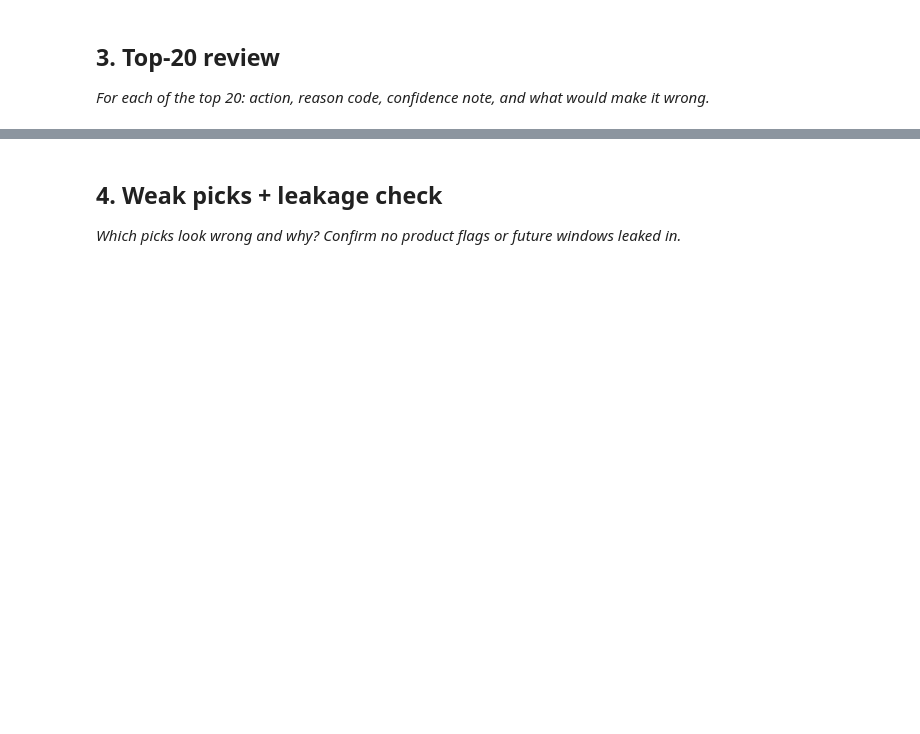
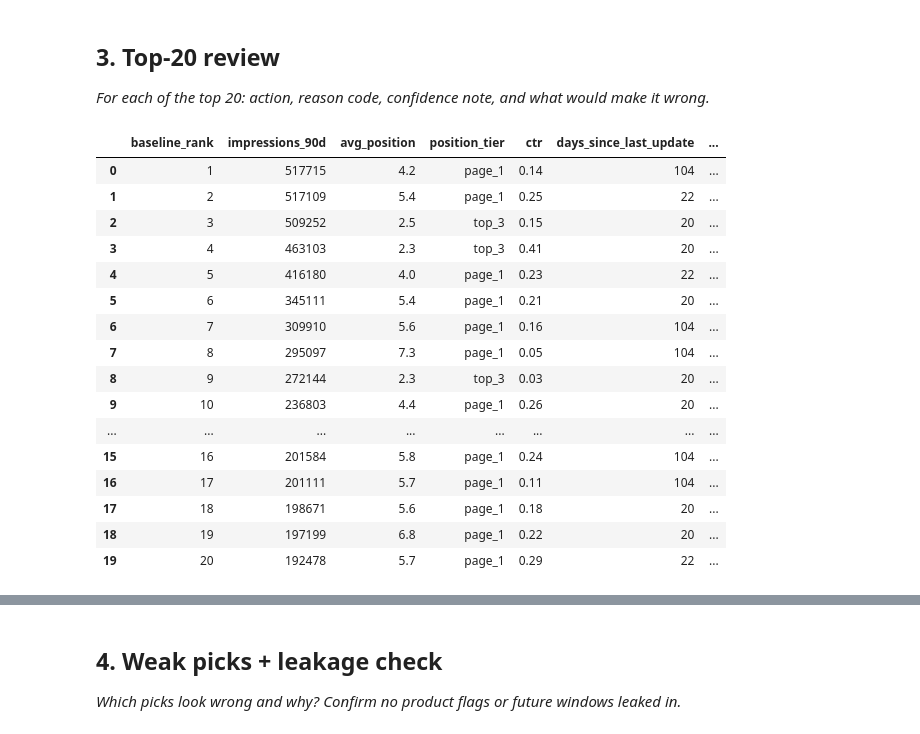
Before and after one commit to LaibaSabir1/flyrank-ml-internship-laiba_sabir, a Jupyter notebook: work/notebooks/w04_baseline_score.ipynb, the cells around one changed output, grey strips where cells are left out. Cells and saved outputs as stored; diff of their text form; code cells hidden in the pictures; blank space fills up the shorter version.

```diff
--- a/work/notebooks/w04_baseline_score.ipynb
+++ b/work/notebooks/w04_baseline_score.ipynb
@@ -14,3 +159,23 @@ This skeleton is yours to fill. Work the sections **in order** — each one has
 ## 2. Build the ranked queue (writes the CSV)
 
 *Code the score, rank everything, write work/outputs/baseline_action_score.csv.*
+# %%
+STRONG_POSITION_TIERS = {"top_3", "page_1"}
+VISIBLE_IMPRESSIONS_FLOOR = 500
+CTR_THRESHOLD = 0.5  # percent — remember ctr is already a 0-100 scale, not a fraction
+
+df["is_strong_position"] = df["position_tier"].isin(STRONG_POSITION_TIERS)
+df["is_visible"] = df["impressions_90d"] >= VISIBLE_IMPRESSIONS_FLOOR
+df["is_low_ctr"] = df["ctr"] < CTR_THRESHOLD
+
+flagged = df["is_strong_position"] & df["is_visible"] & df["is_low_ctr"]
+
+df["baseline_score"] = df["impressions_90d"].where(flagged, 0)
+df["reason_code"] = flagged.map({True: "ctr_gap_at_strong_position", False: "not_flagged"})
+df["suggested_action"] = flagged.map({True: "refresh_and_review_ctr", False: "monitor"})
+df["baseline_rank"] = df["baseline_score"].rank(method="first", ascending=False).astype(int)
+
+print(f"Flagged rows: {int(flagged.sum()):,} of {len(df):,}")
+print(f"Flagged decline rate:     {df.loc[flagged, 'is_declining_label'].mean():.3f}")
+print(f"Not-flagged decline rate: {df.loc[~flagged, 'is_declining_label'].mean():.3f}")
+print(f"Base rate (everyone):     {df['is_declining_label'].mean():.3f}")
@@ -16,0 +187,14 @@ This skeleton is yours to fill. Work the sections **in order** — each one has
+# %%
+output_columns = [
+    "content_id", "client_id", "baseline_rank", "baseline_score",
+    "reason_code", "suggested_action", "is_declining_label",
+    "impressions_90d", "clicks_90d", "avg_position", "position_tier", "ctr",
+    "days_since_last_update", "content_age_days", "trend_direction",
+]
+
+queue = df[output_columns].sort_values("baseline_rank").reset_index(drop=True)
+
+os.makedirs("work/outputs", exist_ok=True)
+queue_path = "work/outputs/baseline_action_score.csv"
+queue.to_csv(queue_path, index=False)
+print(f"Wrote {len(queue):,} rows to {queue_path}")
@@ -18,3 +223,25 @@ This skeleton is yours to fill. Work the sections **in order** — each one has
 ## 3. Top-20 review
 
 *For each of the top 20: action, reason code, confidence note, and what would make it wrong.*
+# %%
+top20 = queue.head(20).reset_index(drop=True)
+top20[["baseline_rank", "impressions_90d", "avg_position", "position_tier", "ctr",
+       "days_since_last_update", "trend_direction", "is_declining_label"]]
+# %% [output]
+|  | baseline_rank | impressions_90d | avg_position | position_tier | ctr | days_since_last_update | ... |
+| 0 | 1 | 517715 | 4.2 | page_1 | 0.14 | 104 | ... |
+| 1 | 2 | 517109 | 5.4 | page_1 | 0.25 | 22 | ... |
+| 2 | 3 | 509252 | 2.5 | top_3 | 0.15 | 20 | ... |
+| 3 | 4 | 463103 | 2.3 | top_3 | 0.41 | 20 | ... |
+| 4 | 5 | 416180 | 4.0 | page_1 | 0.23 | 22 | ... |
+| 5 | 6 | 345111 | 5.4 | page_1 | 0.21 | 20 | ... |
+| 6 | 7 | 309910 | 5.6 | page_1 | 0.16 | 104 | ... |
+| 7 | 8 | 295097 | 7.3 | page_1 | 0.05 | 104 | ... |
+| 8 | 9 | 272144 | 2.3 | top_3 | 0.03 | 20 | ... |
+| 9 | 10 | 236803 | 4.4 | page_1 | 0.26 | 20 | ... |
+| ... | ... | ... | ... | ... | ... | ... | ... |
+| 15 | 16 | 201584 | 5.8 | page_1 | 0.24 | 104 | ... |
+| 16 | 17 | 201111 | 5.7 | page_1 | 0.11 | 104 | ... |
+| 17 | 18 | 198671 | 5.6 | page_1 | 0.18 | 20 | ... |
+| 18 | 19 | 197199 | 6.8 | page_1 | 0.22 | 20 | ... |
+| 19 | 20 | 192478 | 5.7 | page_1 | 0.29 | 22 | ... |
```
Also changed, not shown: parts of 15 cells of this notebook.
